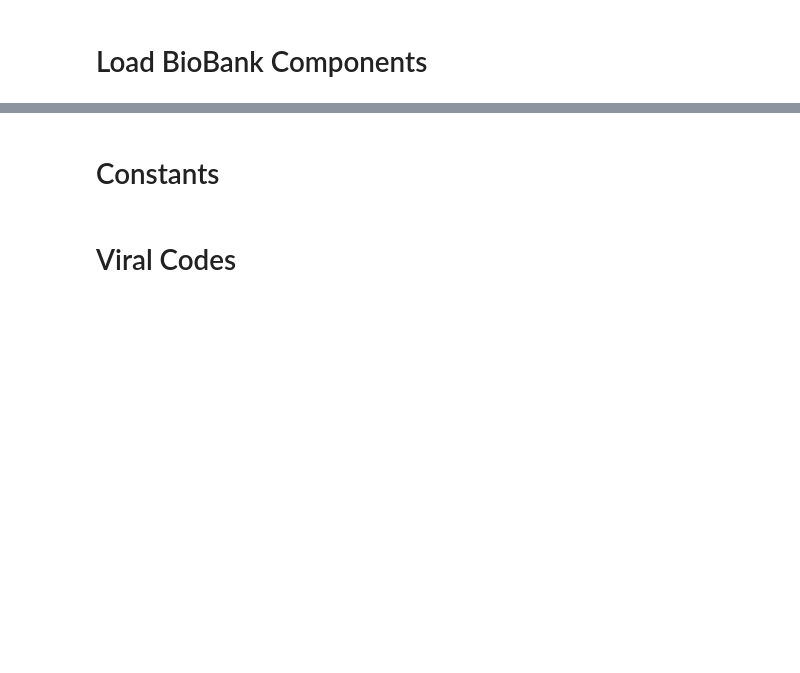
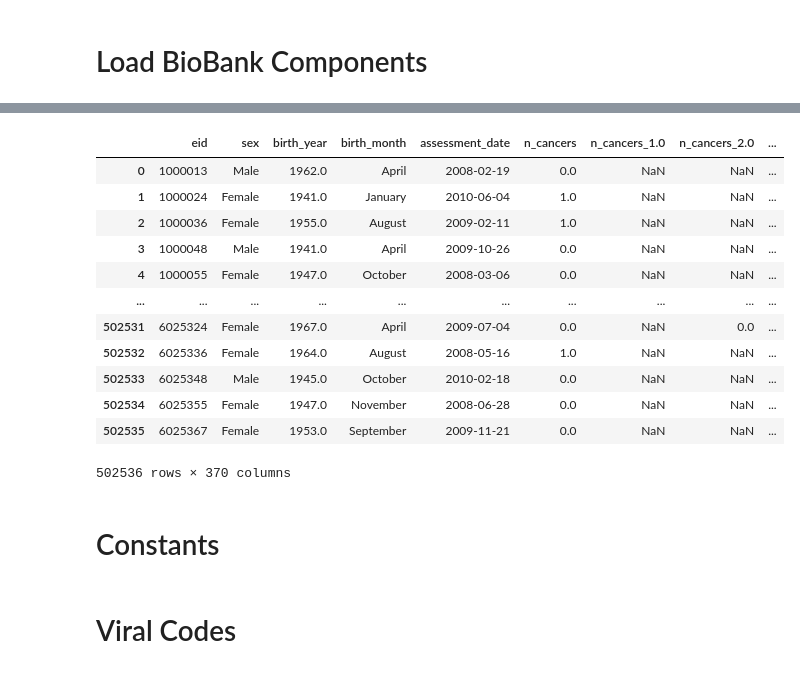
Before and after one commit to cole-khamnei/HLA_genotyping_associations, a Jupyter notebook: notebooks/cancer_ICD10_EDA.ipynb, the cells around one changed output, grey strips where cells are left out. Cells and saved outputs as stored; diff of their text form; code cells hidden in the pictures; blank space fills up the shorter version.

```diff
--- a/notebooks/cancer_ICD10_EDA.ipynb
+++ b/notebooks/cancer_ICD10_EDA.ipynb
@@ -42,3 +44,19 @@ Elapsed time: 70.3011 seconds
+# %%
+biobank_data
+# %% [output]
+|  | eid | sex | birth_year | birth_month | assessment_date | n_cancers | n_cancers_1.0 | n_cancers_2.0 | ... |
+| 0 | 1000013 | Male | 1962.0 | April | 2008-02-19 | 0.0 | NaN | NaN | ... |
+| 1 | 1000024 | Female | 1941.0 | January | 2010-06-04 | 1.0 | NaN | NaN | ... |
+| 2 | 1000036 | Female | 1955.0 | August | 2009-02-11 | 1.0 | NaN | NaN | ... |
+| 3 | 1000048 | Male | 1941.0 | April | 2009-10-26 | 0.0 | NaN | NaN | ... |
+| 4 | 1000055 | Female | 1947.0 | October | 2008-03-06 | 0.0 | NaN | NaN | ... |
+| ... | ... | ... | ... | ... | ... | ... | ... | ... | ... |
+| 502531 | 6025324 | Female | 1967.0 | April | 2009-07-04 | 0.0 | NaN | 0.0 | ... |
+| 502532 | 6025336 | Female | 1964.0 | August | 2008-05-16 | 1.0 | NaN | NaN | ... |
+| 502533 | 6025348 | Male | 1945.0 | October | 2010-02-18 | 0.0 | NaN | NaN | ... |
+| 502534 | 6025355 | Female | 1947.0 | November | 2008-06-28 | 0.0 | NaN | NaN | ... |
+| 502535 | 6025367 | Female | 1953.0 | September | 2009-11-21 | 0.0 | NaN | NaN | ... |
+502536 rows × 370 columns
 # %% [markdown]
 # Constants
 # %%
```
Also changed, not shown: parts of 8 cells of this notebook, 2 other files.
